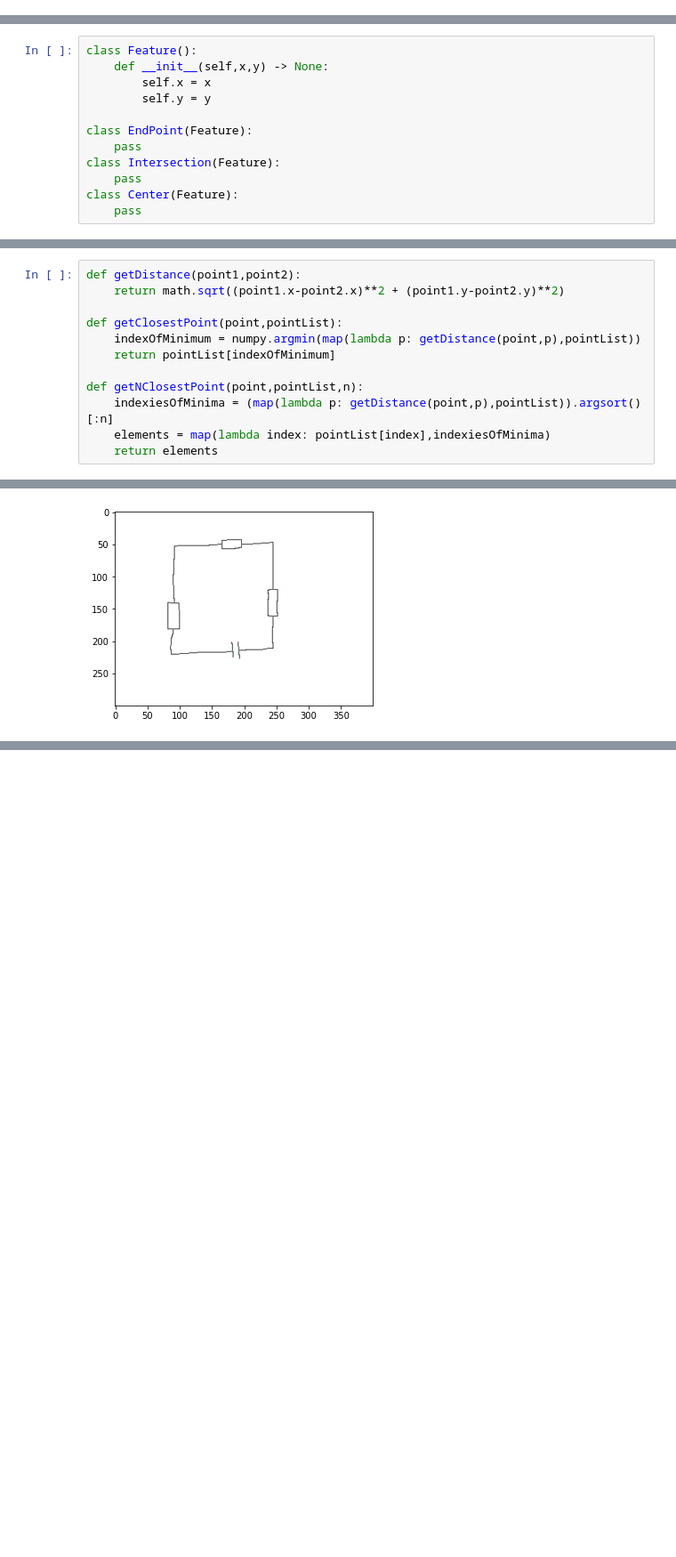
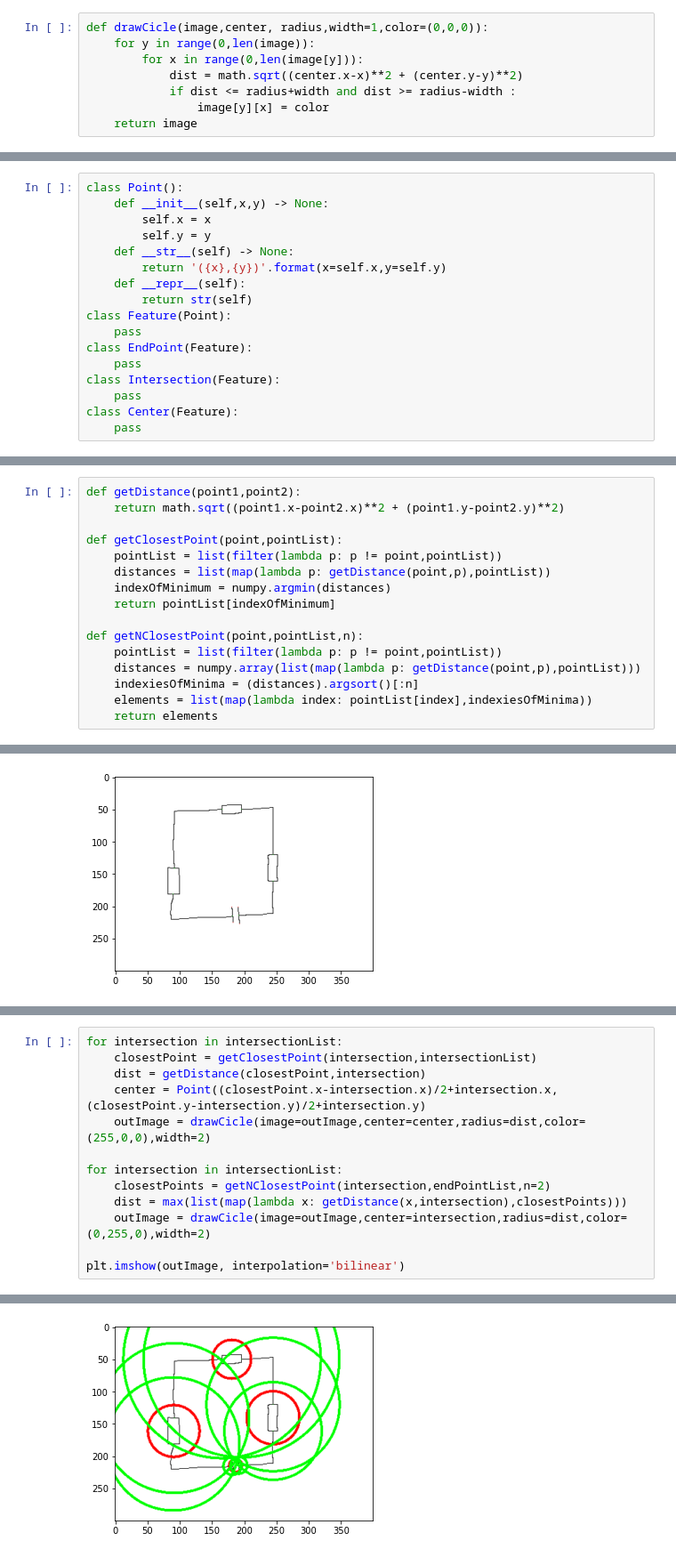
Before and after one commit to Chris022/smarter-circuits, a Jupyter notebook: src/boundingBoxCreation.IPYNB, the cells around one changed output, grey strips where cells are left out. Shown at 89% size. Drawn from its saved outputs; the diff is of its cells as text; blank space fills up the shorter version.

```diff
--- a/src/boundingBoxCreation.IPYNB
+++ b/src/boundingBoxCreation.IPYNB
@@ -22,3 +24,11 @@ plt.imshow(image, cmap=plt.cm.binary,interpolation="bilinear")
+# %%
+def drawCicle(image,center, radius,width=1,color=(0,0,0)):
+    for y in range(0,len(image)):
+        for x in range(0,len(image[y])):
+            dist = math.sqrt((center.x-x)**2 + (center.y-y)**2)
+            if dist <= radius+width and dist >= radius-width :
+                image[y][x] = color
+    return image
 # %% [markdown]
 ## Define Features ##
 
@@ -27,11 +37,16 @@ plt.imshow(image, cmap=plt.cm.binary,interpolation="bilinear")
 - Intersection
 - Center
 # %%
-class Feature():
+class Point():
     def __init__(self,x,y) -> None:
         self.x = x
         self.y = y
-
+    def __str__(self) -> None:
+        return '({x},{y})'.format(x=self.x,y=self.y)
+    def __repr__(self):
+        return str(self)
+class Feature(Point):
+    pass
 class EndPoint(Feature):
     pass
 class Intersection(Feature):
@@ -45,12 +60,16 @@ def getDistance(point1,point2):
     return math.sqrt((point1.x-point2.x)**2 + (point1.y-point2.y)**2)
 
 def getClosestPoint(point,pointList):
-    indexOfMinimum = numpy.argmin(map(lambda p: getDistance(point,p),pointList))
+    pointList = list(filter(lambda p: p != point,pointList))
+    distances = list(map(lambda p: getDistance(point,p),pointList))
+    indexOfMinimum = numpy.argmin(distances)
     return pointList[indexOfMinimum]
 
 def getNClosestPoint(point,pointList,n):
-    indexiesOfMinima = (map(lambda p: getDistance(point,p),pointList)).argsort()[:n]
-    elements = map(lambda index: pointList[index],indexiesOfMinima)
+    pointList = list(filter(lambda p: p != point,pointList))
+    distances = numpy.array(list(map(lambda p: getDistance(point,p),pointList)))
+    indexiesOfMinima = (distances).argsort()[:n]
+    elements = list(map(lambda index: pointList[index],indexiesOfMinima))
     return elements
 # %% [markdown]
 ### Set Features ###
@@ -97,0 +119,14 @@ plt.imshow(outImage, interpolation='bilinear')
+# %%
+for intersection in intersectionList:
+    closestPoint = getClosestPoint(intersection,intersectionList)
+    dist = getDistance(closestPoint,intersection)
+    center = Point((closestPoint.x-intersection.x)/2+intersection.x,(closestPoint.y-intersection.y)/2+intersection.y)
+    outImage = drawCicle(image=outImage,center=center,radius=dist,color=(255,0,0),width=2)
+
+for intersection in intersectionList:
+    closestPoints = getNClosestPoint(intersection,endPointList,n=2)
+    dist = max(list(map(lambda x: getDistance(x,intersection),closestPoints)))
+    outImage = drawCicle(image=outImage,center=intersection,radius=dist,color=(0,255,0),width=2)
+
+plt.imshow(outImage, interpolation='bilinear')
+# %% [output]
@@ -97,0 +142 @@ plt.imshow(outImage, interpolation='bilinear')
+[figure, added]
```
Also changed, not shown: parts of 4 cells of this notebook.
